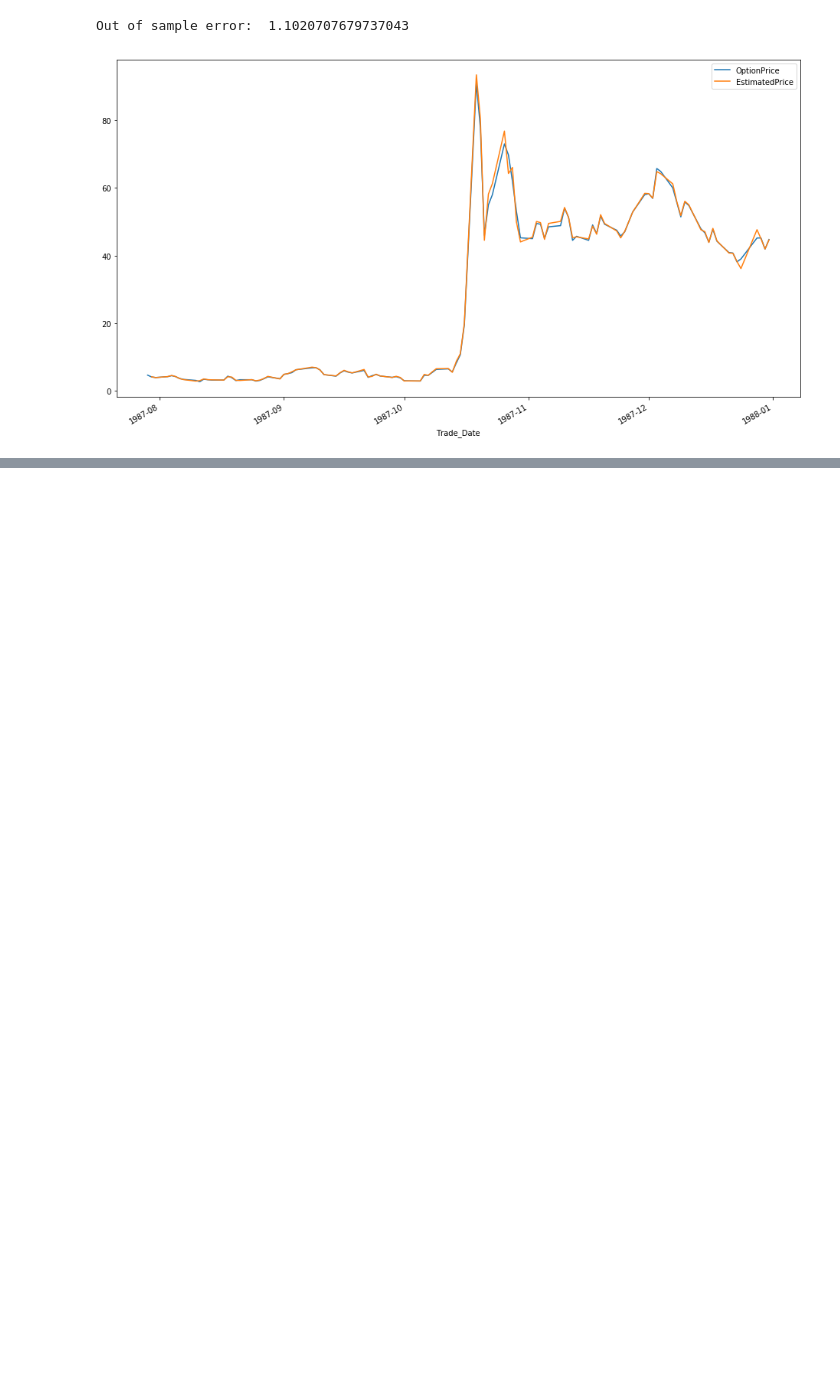
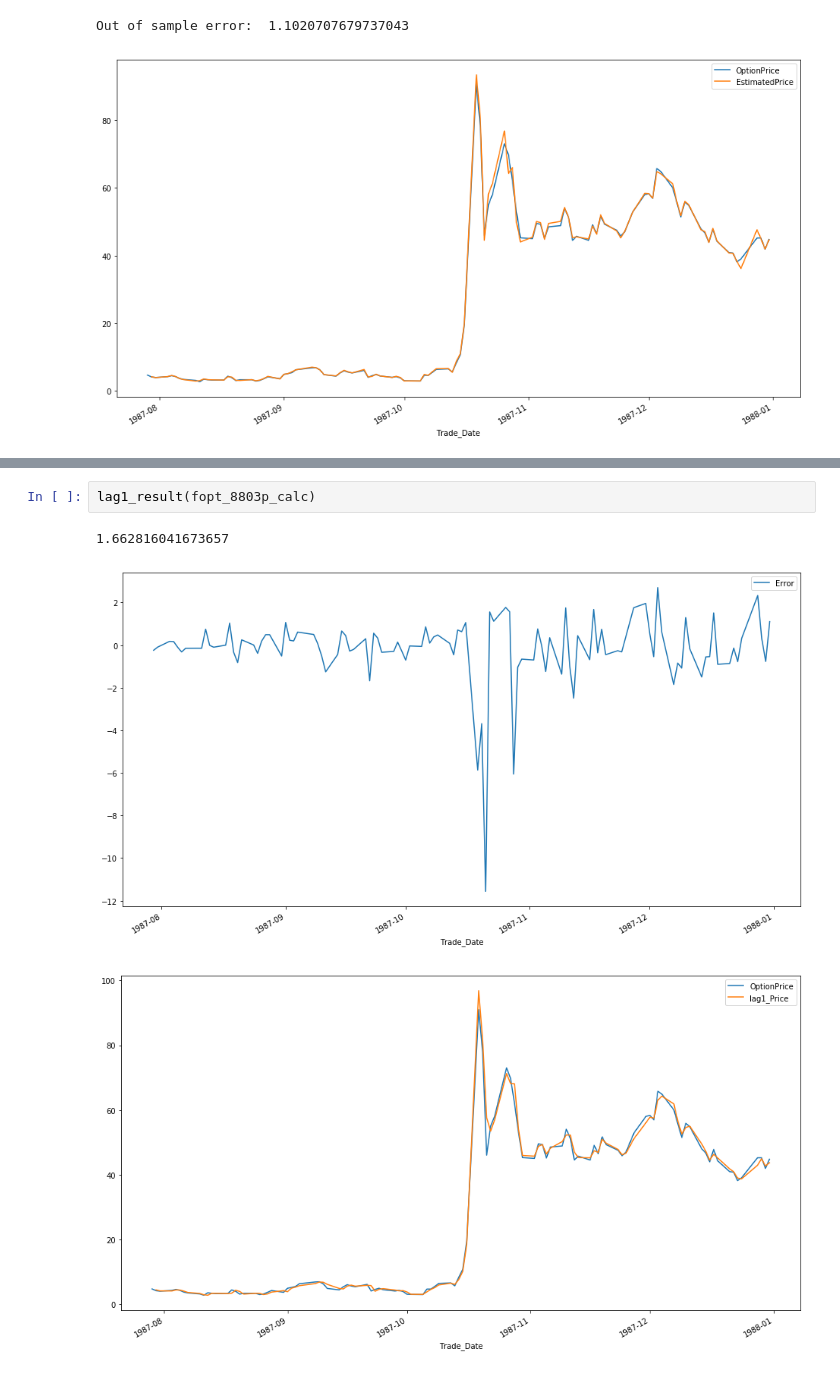
Before and after one commit to Jerryzhuht/option_pricing, a Jupyter notebook: option_pricing.ipynb, the cells around one changed output, grey strips where cells are left out. Cells and saved outputs as stored; diff of their text form; blank space fills up the shorter version.

```diff
--- a/option_pricing.ipynb
+++ b/option_pricing.ipynb
@@ -253,0 +278,6 @@ Out of sample error:  1.1020707679737043
+# %%
+lag1_result(fopt_8803p_calc)
+# %% [output]
+1.662816041673657
+[figure, added]
+[figure, added]
```
Also changed, not shown: parts of 4 cells of this notebook.
